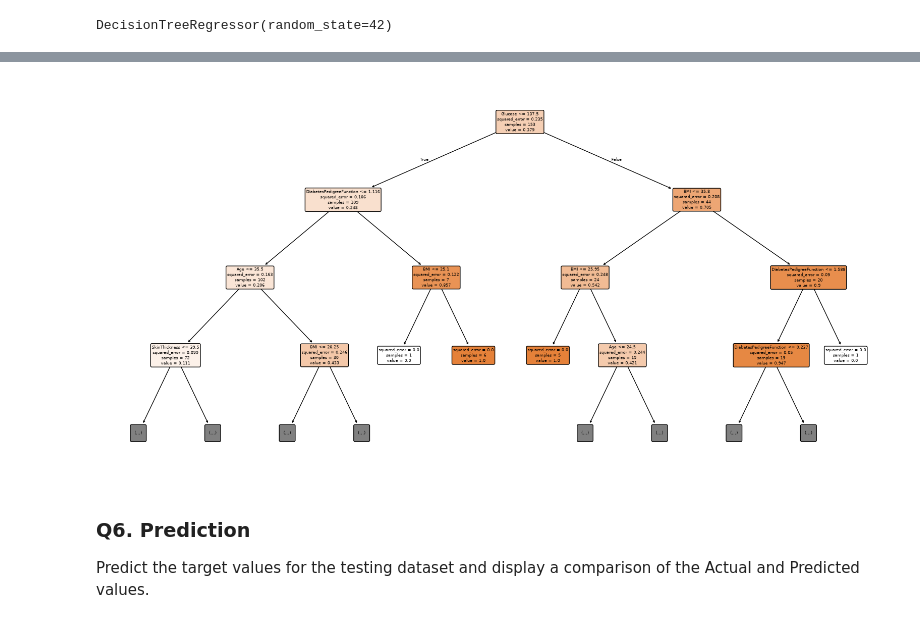
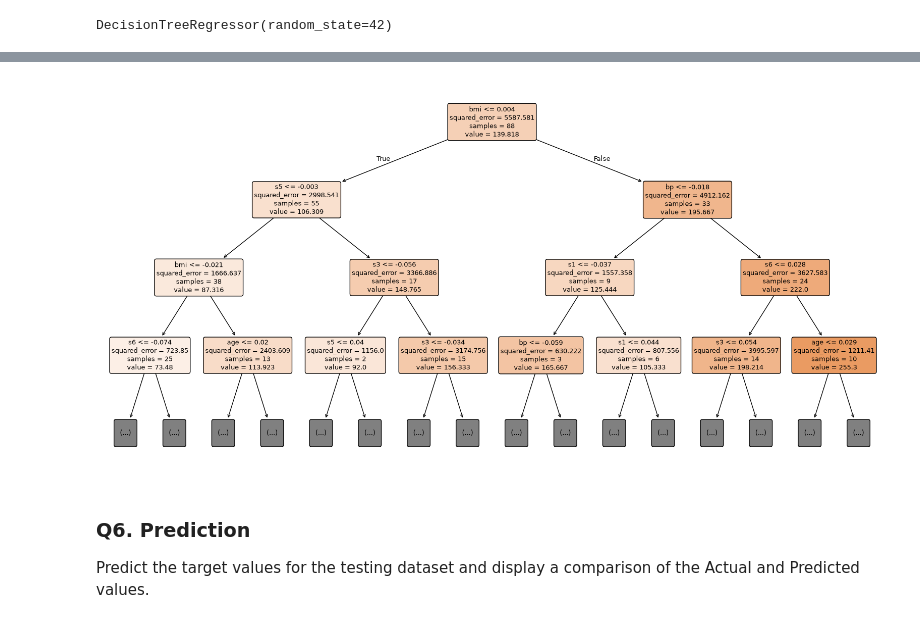
Before and after one commit to sakshichaudhari30/Machine-Learning-1633, a Jupyter notebook: Logistic Regression/Decision Tree/Diabetes Dataset Decision Tree Regression.ipynb, the cells around one changed output, grey strips where cells are left out. Saved outputs shown, nothing was run; the diff lists cells and outputs as text; code cells hidden in the pictures.

```diff
--- a/Logistic Regression/Decision Tree/Diabetes Dataset Decision Tree Regression.ipynb
+++ b/Logistic Regression/Decision Tree/Diabetes Dataset Decision Tree Regression.ipynb
@@ -189,0 +197,2 @@ print(xtest.shape)
+# %%
+num_pipe.fit(Xtrain)
@@ -189,0 +202,8 @@ print(xtest.shape)
+# %%
+xtrain_pre = num_pipe.transform(Xtrain)
+xtest_pre = num_pipe.transform(Xtest)
+# %%
+from sklearn.tree import DecisionTreeRegressor
+
+model1 = DecisionTreeRegressor()
+model1.fit(xtrain_pre,ytrain)
@@ -202,7 +232,7 @@ from sklearn.tree import DecisionTreeRegressor, plot_tree
 import matplotlib.pyplot as plt
 
 model1 = DecisionTreeRegressor(random_state=42)
-model1.fit(xtrain, ytrain)
+model1.fit(Xtrain, ytrain)
 # %% [output]
 DecisionTreeRegressor(random_state=42)
 # %%
@@ -219,10 +249,20 @@ Number of Leaf Nodes: 32
 # %%
 # Tree Visualization
+from sklearn.tree import plot_tree
+import matplotlib.pyplot as plt
+
 plt.figure(figsize=(20, 10))
-plot_tree(model1, feature_names=x.columns, filled=True, rounded=True, max_depth=3)
+plot_tree(
+    model1,
+    feature_names=X.columns,
+    filled=True,
+    rounded=True,
+    max_depth=3,
+    fontsize=9
+)
 plt.show()
 # %% [output]
-[figure, old version]
+[figure, new version]
 # %% [markdown]
 ### Q6. Prediction
 Predict the target values for the testing dataset and display a comparison of the Actual and Predicted values.
```
Also changed, not shown: parts of 34 cells of this notebook.
